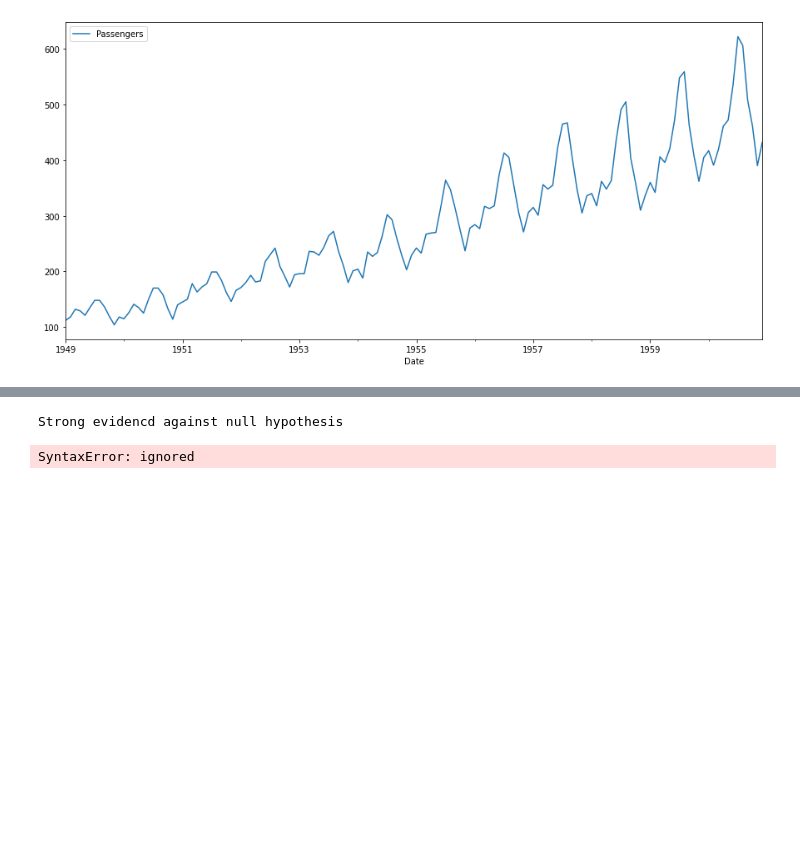
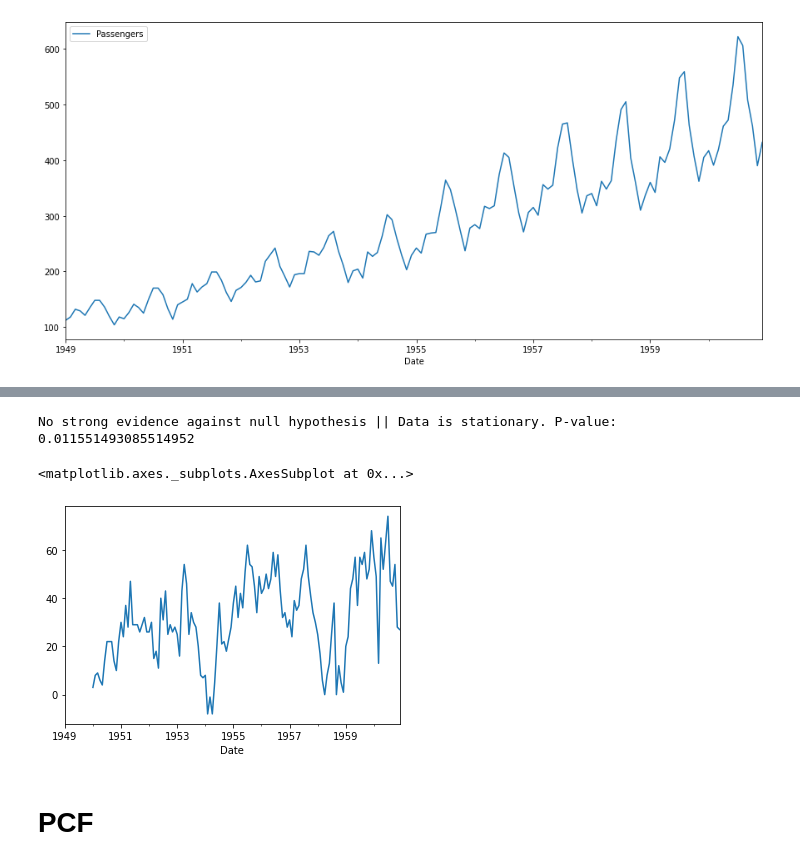
Before and after one commit to abhi-11nav/AirPassengerData-TimeSeriesForecasting, a Jupyter notebook: Flight_Sale_foreocast.ipynb, the cells around one changed output, grey strips where cells are left out. Saved outputs shown, nothing was run; the diff lists cells and outputs as text; code cells hidden in the pictures; blank space fills up the shorter version.

```diff
--- a/Flight_Sale_foreocast.ipynb
+++ b/Flight_Sale_foreocast.ipynb
@@ -68,13 +99,23 @@ from statsmodels.tsa.stattools import adfuller
+# %%
+data['Passsenger_shift'] = data['Passengers'] - data['Passengers'].shift(12)
 # %%
-test_result = adfuller(data['Passengers'])
+# Applying dickey puller test again to re check stationary property of the data
 
-if test_result[1]<=0.05:
-  print("No strong evidence against null hypothesis")
+test_result_2 = adfuller(data['Passsenger_shift'].dropna())
+
+
+if test_result_2[1]<=0.05:
+  print("No strong evidence against null hypothesis || Data is stationary. P-value: ",test_result_2[1])
 else:
-  print("Strong evidence against null hypothesis")
+  print("Strong evidence against null hypothesis || Data is non-stationary. P-value: ",test_result_2[1])
 # %% [output]
-Strong evidencd against null hypothesis
+No strong evidence against null hypothesis || Data is stationary. P-value:  0.011551493085514952
-# %%
-=
-# %% [output]
-SyntaxError: ignored
+# %%
+# Plotting the stationary data
+
+data['Passsenger_shift'].plot()
+# %% [output]
+<matplotlib.axes._subplots.AxesSubplot at 0x...>
+[figure, added]
+# %% [markdown]
+# PCF
```
Also changed, not shown: parts of 10 cells of this notebook.
